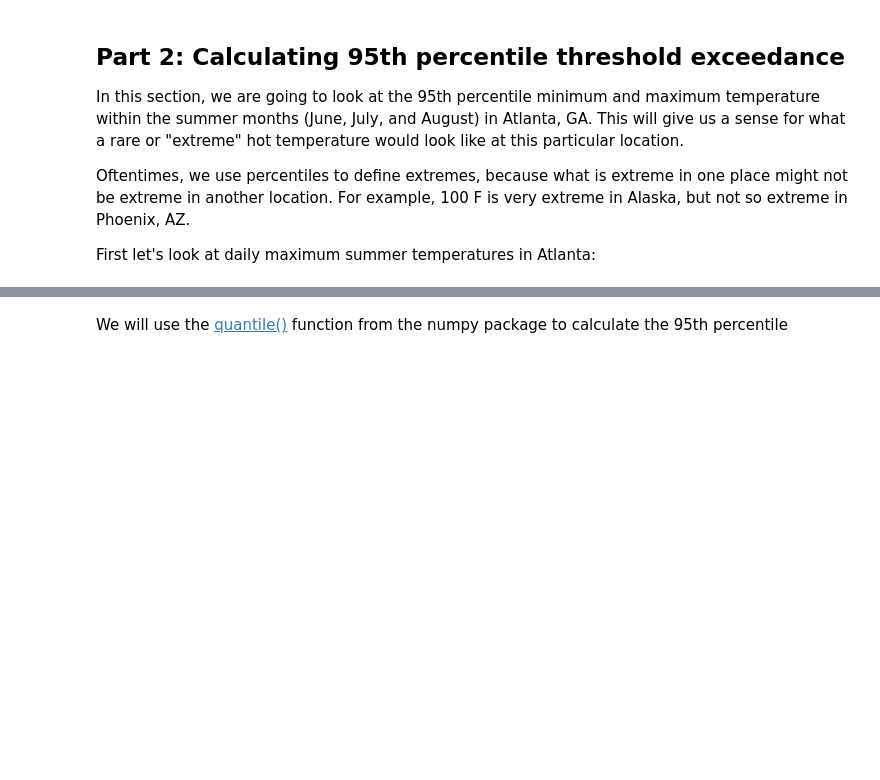
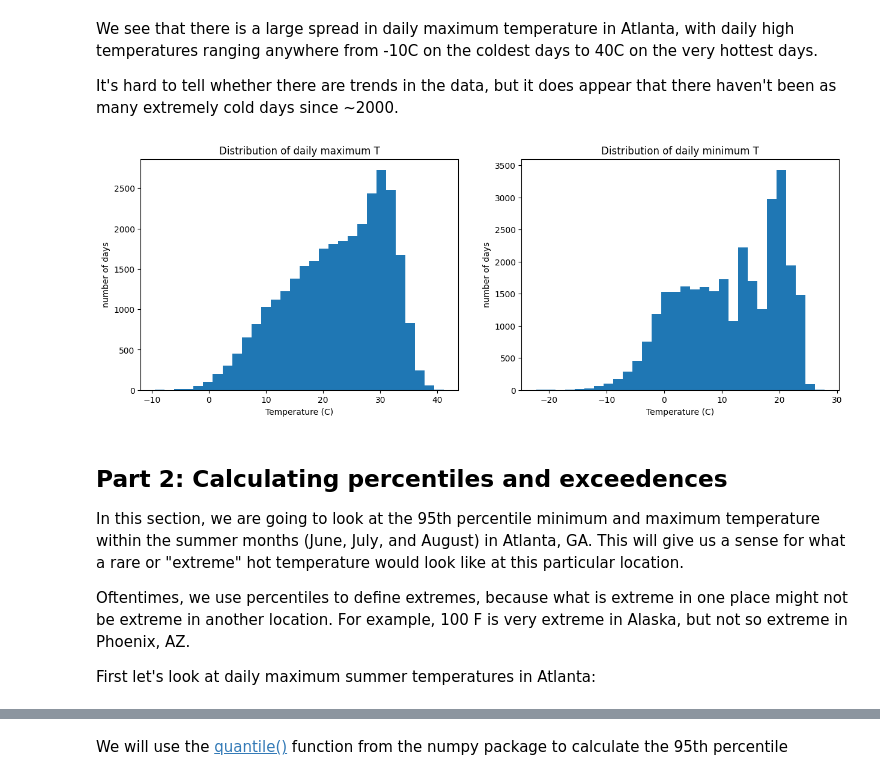
Before and after one commit to fdavenport/course-climate-change-impacts, a Jupyter notebook: lectures/06_Analyzing_Extreme_Events.ipynb, the cells around one changed output, grey strips where cells are left out. Saved outputs shown, nothing was run; the diff lists cells and outputs as text; code cells hidden in the pictures; blank space fills up the shorter version.

```diff
--- a/lectures/06_Analyzing_Extreme_Events.ipynb
+++ b/lectures/06_Analyzing_Extreme_Events.ipynb
@@ -41,5 +110,27 @@ atl_temp_data_url = "https://raw.githubusercontent.com/fdavenport/CIVE480A6-clim
+# %% [markdown]
+We see that there is a large spread in daily maximum temperature in Atlanta, with daily high temperatures ranging anywhere from -10C on the coldest days to 40C on the very hottest days.
+
+It's hard to tell whether there are trends in the data, but it does appear that there haven't been as many extremely cold days since ~2000.
+# %%
+# create a histogram of the daily temperature data
+
+
+fig, axes = plt.subplots(1, 2, figsize = (15, 5))
+
+
+axes[0].hist(x = atl_data["TMAX_degC"], bins = 30);
+axes[0].set_title("Distribution of daily maximum T")
+axes[0].set_xlabel("Temperature (C)")
+axes[0].set_ylabel("number of days");
+
+axes[1].hist(x = atl_data["TMIN_degC"], bins = 30);
+axes[1].set_title("Distribution of daily minimum T")
+axes[1].set_xlabel("Temperature (C)")
+axes[1].set_ylabel("number of days");
+# %% [output]
+[figure, added]
 # %% [markdown]
-## Part 2: Calculating 95th percentile threshold exceedance
+## Part 2: Calculating percentiles and exceedences
 
 In this section, we are going to look at the 95th percentile minimum and maximum temperature within the summer months (June, July, and August) in Atlanta, GA. This will give us a sense for what a rare or "extreme" hot temperature would look like at this particular location.
 
```
Also changed, not shown: parts of 37 cells of this notebook.
